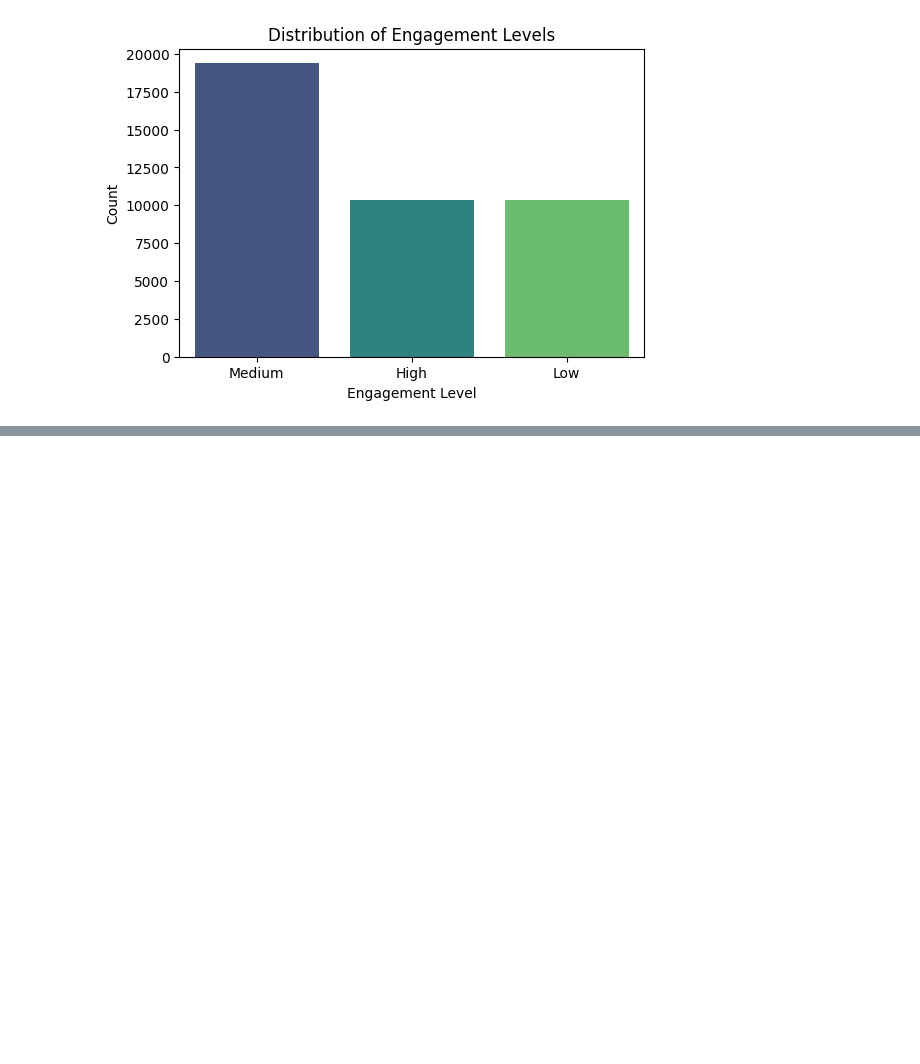
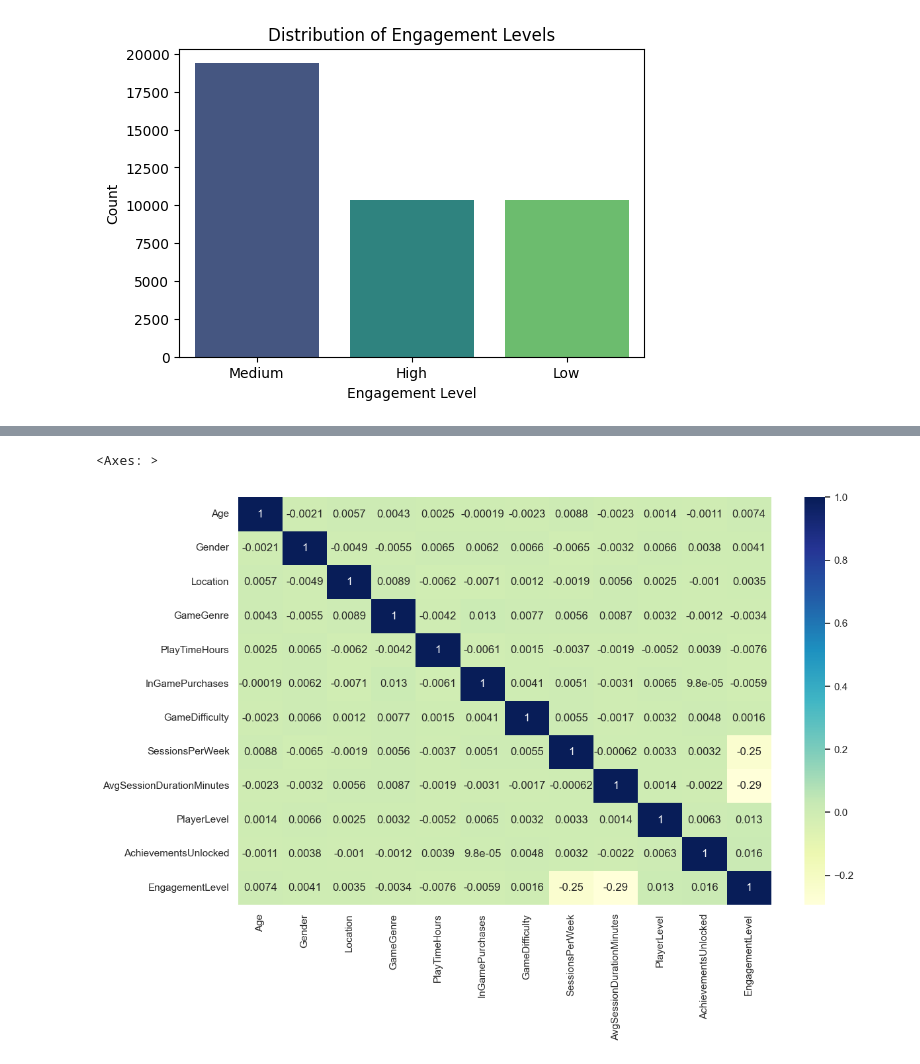
Before and after one commit to develhope/Data-PT-9-TeamProject-1-team-2, a Jupyter notebook: EDA_test2.ipynb, the cells around one changed output, grey strips where cells are left out. Drawn from its saved outputs; the diff is of its cells as text; code cells hidden in the pictures; blank space fills up the shorter version.

```diff
--- a/EDA_test2.ipynb
+++ b/EDA_test2.ipynb
@@ -107,0 +131,11 @@ plt.show()
+# %%
+#copio dataframe e seleziono le colonne da convertire
+df_new = df.copy()
+df_drop_playerID = df.drop(columns='PlayerID', inplace=False)
+obj_cols = df_new.select_dtypes(include=['object']).columns
+# converto le colonne da string a  int
+encoder = LabelEncoder()
+for col in obj_cols:
+    df_drop_playerID[col] = encoder.fit_transform(df_drop_playerID[col])
+
+df_drop_playerID.head()
@@ -107,0 +149,7 @@ plt.show()
+# %%
+#visualizzo in un grafico heatmap di correlazione
+sns.set_theme(rc={'figure.figsize': (13, 8)})
+sns.heatmap(df_drop_playerID.corr(), annot=True, cmap='YlGnBu')
+# %% [output]
+<Axes: >
+[figure, added]
```
Also changed, not shown: parts of 5 cells of this notebook.
